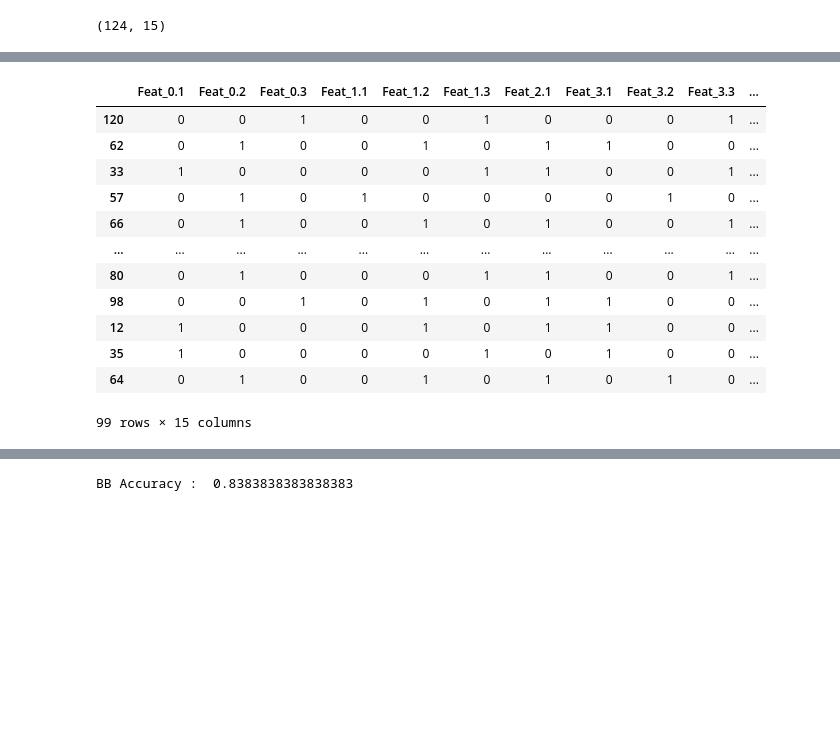
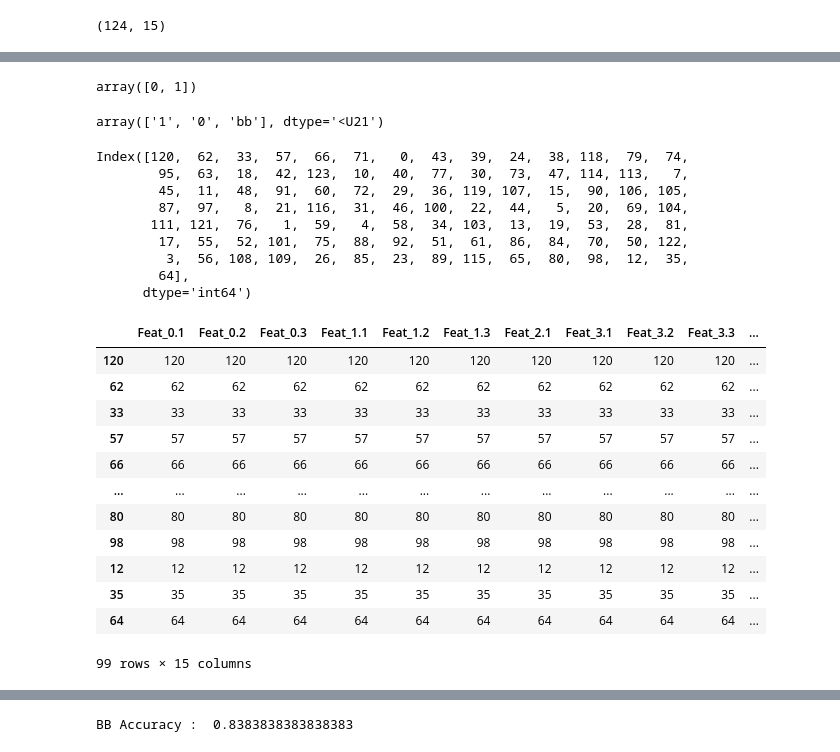
Before and after one commit to Zibaja/StrongTree, a Jupyter notebook: Code/StrongTree/test.ipynb, the cells around one changed output, grey strips where cells are left out. Saved outputs shown, nothing was run; the diff lists cells and outputs as text; code cells hidden in the pictures; blank space fills up the shorter version.

```diff
--- a/Code/StrongTree/test.ipynb
+++ b/Code/StrongTree/test.ipynb
@@ -171,2 +184,10 @@ X.shape
 # %%
 y= data.iloc[:,-1]
+# %%
+np.unique(y.to_numpy())
+# %% [output]
+array([0, 1])
+# %%
+np.append(y.unique(), 'bb')[:-1]
+# %% [output]
+array(['1', '0', 'bb'], dtype='<U21')
@@ -173,18 +196,30 @@ y= data.iloc[:,-1]
 # %%
 x_train, x_test, y_train,y_test = train_test_split(X, y, test_size=1.0 - 0.8, shuffle=True,random_state=41)
 # %%
-x_train
+x_train.index
 # %% [output]
-|  | Feat_0.1 | Feat_0.2 | Feat_0.3 | Feat_1.1 | Feat_1.2 | Feat_1.3 | Feat_2.1 | Feat_3.1 | Feat_3.2 | Feat_3.3 | ... |
-| 120 | 0 | 0 | 1 | 0 | 0 | 1 | 0 | 0 | 0 | 1 | ... |
-| 62 | 0 | 1 | 0 | 0 | 1 | 0 | 1 | 1 | 0 | 0 | ... |
-| 33 | 1 | 0 | 0 | 0 | 0 | 1 | 1 | 0 | 0 | 1 | ... |
-| 57 | 0 | 1 | 0 | 1 | 0 | 0 | 0 | 0 | 1 | 0 | ... |
-| 66 | 0 | 1 | 0 | 0 | 1 | 0 | 1 | 0 | 0 | 1 | ... |
-| ... | ... | ... | ... | ... | ... | ... | ... | ... | ... | ... | ... |
-| 80 | 0 | 1 | 0 | 0 | 0 | 1 | 1 | 0 | 0 | 1 | ... |
-| 98 | 0 | 0 | 1 | 0 | 1 | 0 | 1 | 1 | 0 | 0 | ... |
-| 12 | 1 | 0 | 0 | 0 | 1 | 0 | 1 | 1 | 0 | 0 | ... |
-| 35 | 1 | 0 | 0 | 0 | 0 | 1 | 0 | 1 | 0 | 0 | ... |
-| 64 | 0 | 1 | 0 | 0 | 1 | 0 | 1 | 0 | 1 | 0 | ... |
-99 rows × 15 columns
+Index([120,  62,  33,  57,  66,  71,   0,  43,  39,  24,  38, 118,  79,  74,
+        95,  63,  18,  42, 123,  10,  40,  77,  30,  73,  47, 114, 113,   7,
+        45,  11,  48,  91,  60,  72,  29,  36, 119, 107,  15,  90, 106, 105,
+        87,  97,   8,  21, 116,  31,  46, 100,  22,  44,   5,  20,  69, 104,
+       111, 121,  76,   1,  59,   4,  58,  34, 103,  13,  19,  53,  28,  81,
+        17,  55,  52, 101,  75,  88,  92,  51,  61,  86,  84,  70,  50, 122,
+         3,  56, 108, 109,  26,  85,  23,  89, 115,  65,  80,  98,  12,  35,
+        64],
+      dtype='int64')
+# %%
+x_train.apply(lambda x: x.index)
+# %% [output]
+|  | Feat_0.1 | Feat_0.2 | Feat_0.3 | Feat_1.1 | Feat_1.2 | Feat_1.3 | Feat_2.1 | Feat_3.1 | Feat_3.2 | Feat_3.3 | ... |
+| 120 | 120 | 120 | 120 | 120 | 120 | 120 | 120 | 120 | 120 | 120 | ... |
+| 62 | 62 | 62 | 62 | 62 | 62 | 62 | 62 | 62 | 62 | 62 | ... |
+| 33 | 33 | 33 | 33 | 33 | 33 | 33 | 33 | 33 | 33 | 33 | ... |
+| 57 | 57 | 57 | 57 | 57 | 57 | 57 | 57 | 57 | 57 | 57 | ... |
+| 66 | 66 | 66 | 66 | 66 | 66 | 66 | 66 | 66 | 66 | 66 | ... |
+| ... | ... | ... | ... | ... | ... | ... | ... | ... | ... | ... | ... |
+| 80 | 80 | 80 | 80 | 80 | 80 | 80 | 80 | 80 | 80 | 80 | ... |
+| 98 | 98 | 98 | 98 | 98 | 98 | 98 | 98 | 98 | 98 | 98 | ... |
+| 12 | 12 | 12 | 12 | 12 | 12 | 12 | 12 | 12 | 12 | 12 | ... |
+| 35 | 35 | 35 | 35 | 35 | 35 | 35 | 35 | 35 | 35 | 35 | ... |
+| 64 | 64 | 64 | 64 | 64 | 64 | 64 | 64 | 64 | 64 | 64 | ... |
+99 rows × 15 columns
```
Also changed, not shown: parts of 45 cells of this notebook, 8 other files.
